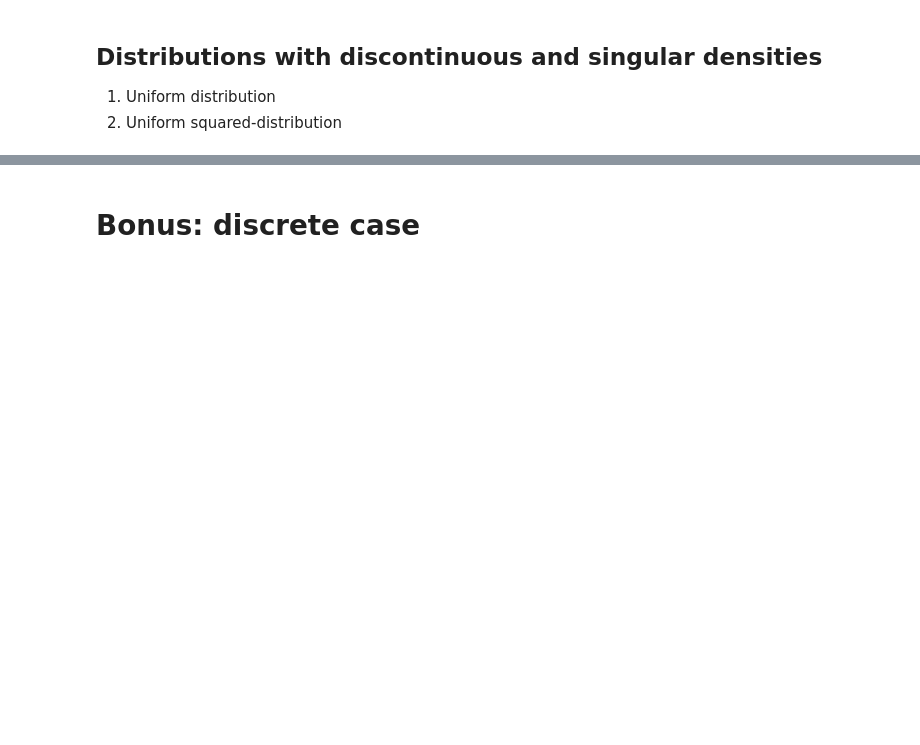
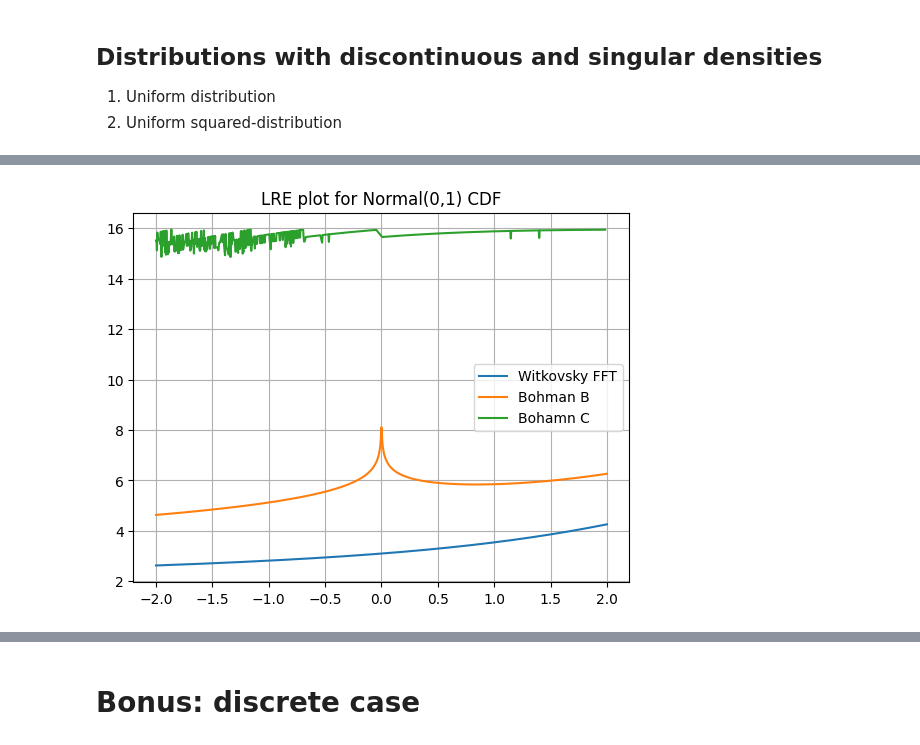
Before and after one commit to PySATL/pysatl-cfinversion, a Jupyter notebook: examples/Examples_BohmanMethods.ipynb, the cells around one changed output, grey strips where cells are left out. Saved outputs shown, nothing was run; the diff lists cells and outputs as text; code cells hidden in the pictures; blank space fills up the shorter version.

```diff
--- a/examples/Examples_BohmanMethods.ipynb
+++ b/examples/Examples_BohmanMethods.ipynb
@@ -38,3 +66,20 @@ dist = UniformSquared(-a, a)
+# %%
+methods = FitMethods(dist.chr)
+x = np.linspace(-2, 2, 1000)
+get_mask = lambda m: m.cdf(x) != dist.cdf(x)
+
+mask = get_mask(methods['Witkovsky FFT'])
+plt.plot(x[mask], lre(methods['Witkovsky FFT'].cdf(x[mask]), dist.cdf(x[mask])), label = 'Witkovsky FFT')
+mask = get_mask(methods['Bohman B'])
+plt.plot(x[mask], lre(methods['Bohman B'].cdf(x[mask]), dist.cdf(x[mask])), label = 'Bohman B')
+mask = get_mask(methods['Bohman C'])
+plt.plot(x[mask], lre(methods['Bohman C'].cdf(x[mask]), dist.cdf(x[mask])), label  = 'Bohamn C')
+plt.legend()
+plt.title('LRE plot for Normal(0,1) CDF')
+plt.grid()
+plt.savefig('extra_lre_normal_cdf.png')
+# %% [output]
+[figure, added]
 # %%
 a = 2
 dist = Uniform(-a/2 + 1, a/2 + 1)
```
Also changed, not shown: parts of 6 cells of this notebook, 3 other files.
